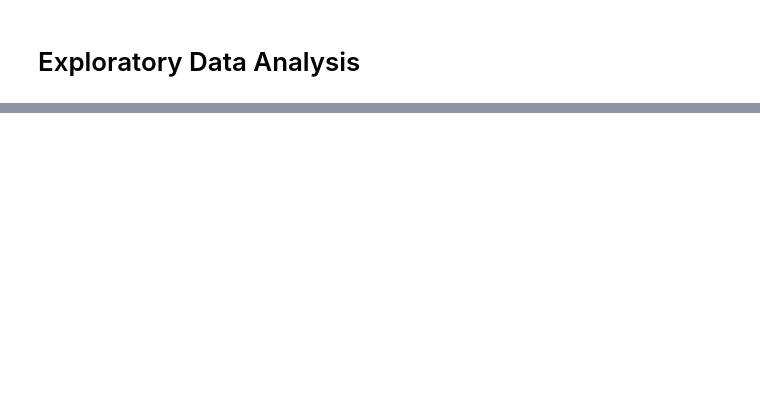
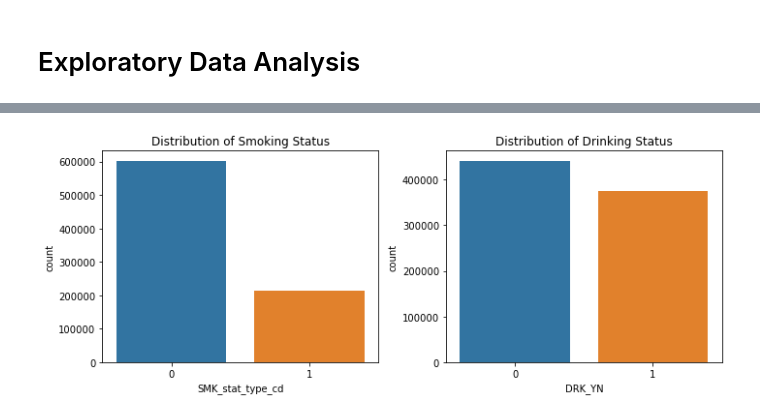
Before and after one commit to lekhshetty/CS677-Term-Project, a Jupyter notebook: Project Code.ipynb, the cells around one changed output, grey strips where cells are left out. Saved outputs shown, nothing was run; the diff lists cells and outputs as text; code cells hidden in the pictures; blank space fills up the shorter version.

```diff
--- a/Project Code.ipynb
+++ b/Project Code.ipynb
@@ -102,0 +242,19 @@ data.describe()
+# %%
+# Step 5: Visualize target variable distribution
+# Visualizing the distribution of the target variable: SMK_stat_type_cd and DRK_YN
+plt.figure(figsize=(10, 4))
+
+# Smoking status distribution
+plt.subplot(1, 2, 1)
+sns.countplot(x=df['SMK_stat_type_cd'])
+plt.title('Distribution of Smoking Status')
+
+# Drinking status distribution
+plt.subplot(1, 2, 2)
+sns.countplot(x=df['DRK_YN'])
+plt.title('Distribution of Drinking Status')
+
+plt.tight_layout()
+plt.show()
+# %% [output]
+[figure, added]
```
Also changed, not shown: parts of 33 cells of this notebook.
